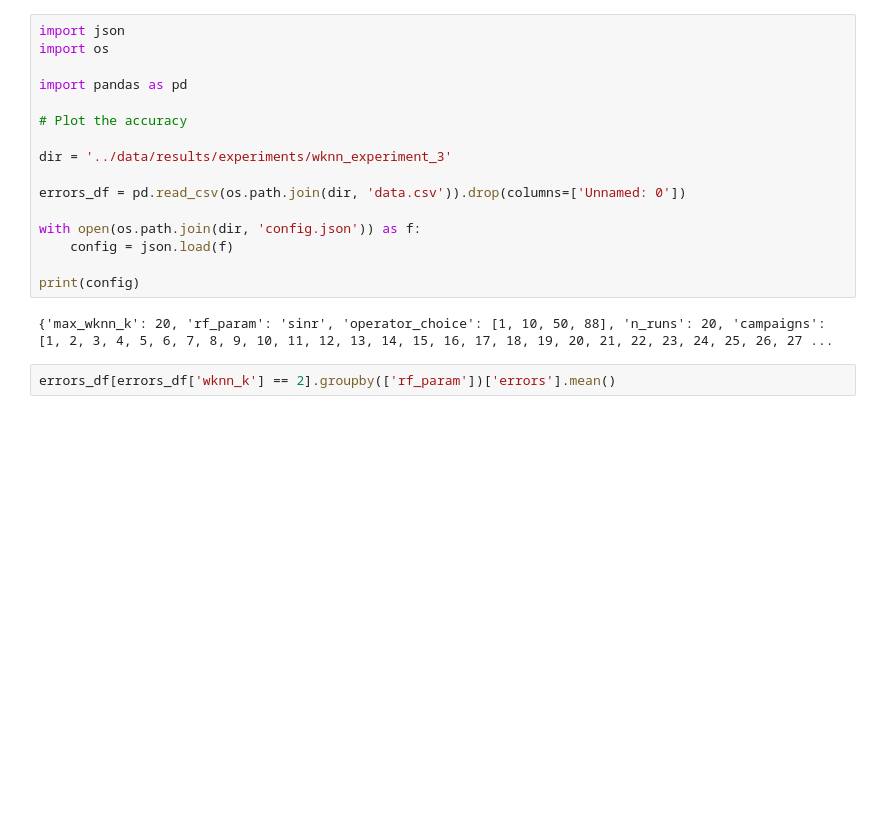
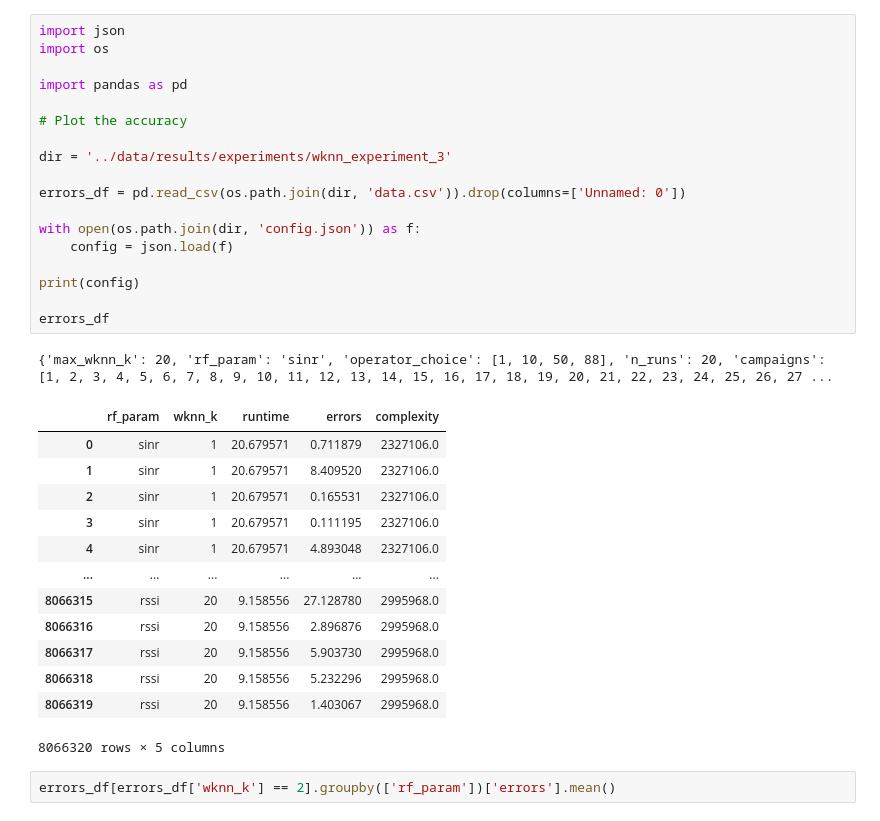
Before and after one commit to Andreas-Espelund/5G_localization, a Jupyter notebook: plotting/plot_wknn.ipynb, the cells around one changed output. Saved outputs shown, nothing was run; the diff lists cells and outputs as text; blank space fills up the shorter version.

```diff
--- a/plotting/plot_wknn.ipynb
+++ b/plotting/plot_wknn.ipynb
@@ -1,21 +1,36 @@
 # %%
 import json
 import os
 
 import pandas as pd
 
 # Plot the accuracy
 
 dir = '../data/results/experiments/wknn_experiment_3'
 
 errors_df = pd.read_csv(os.path.join(dir, 'data.csv')).drop(columns=['Unnamed: 0'])
 
 with open(os.path.join(dir, 'config.json')) as f:
     config = json.load(f)
 
 print(config)
+
+errors_df
 # %% [output]
 {'max_wknn_k': 20, 'rf_param': 'sinr', 'operator_choice': [1, 10, 50, 88], 'n_runs': 20, 'campaigns': [1, 2, 3, 4, 5, 6, 7, 8, 9, 10, 11, 12, 13, 14, 15, 16, 17, 18, 19, 20, 21, 22, 23, 24, 25, 26, 27 ...
+|  | rf_param | wknn_k | runtime | errors | complexity |
+| 0 | sinr | 1 | 20.679571 | 0.711879 | 2327106.0 |
+| 1 | sinr | 1 | 20.679571 | 8.409520 | 2327106.0 |
+| 2 | sinr | 1 | 20.679571 | 0.165531 | 2327106.0 |
+| 3 | sinr | 1 | 20.679571 | 0.111195 | 2327106.0 |
+| 4 | sinr | 1 | 20.679571 | 4.893048 | 2327106.0 |
+| ... | ... | ... | ... | ... | ... |
+| 8066315 | rssi | 20 | 9.158556 | 27.128780 | 2995968.0 |
+| 8066316 | rssi | 20 | 9.158556 | 2.896876 | 2995968.0 |
+| 8066317 | rssi | 20 | 9.158556 | 5.903730 | 2995968.0 |
+| 8066318 | rssi | 20 | 9.158556 | 5.232296 | 2995968.0 |
+| 8066319 | rssi | 20 | 9.158556 | 1.403067 | 2995968.0 |
+8066320 rows × 5 columns
 # %%
 errors_df[errors_df['wknn_k'] == 2].groupby(['rf_param'])['errors'].mean()
 # %% [output]
```
Also changed, not shown: 1 other file.
